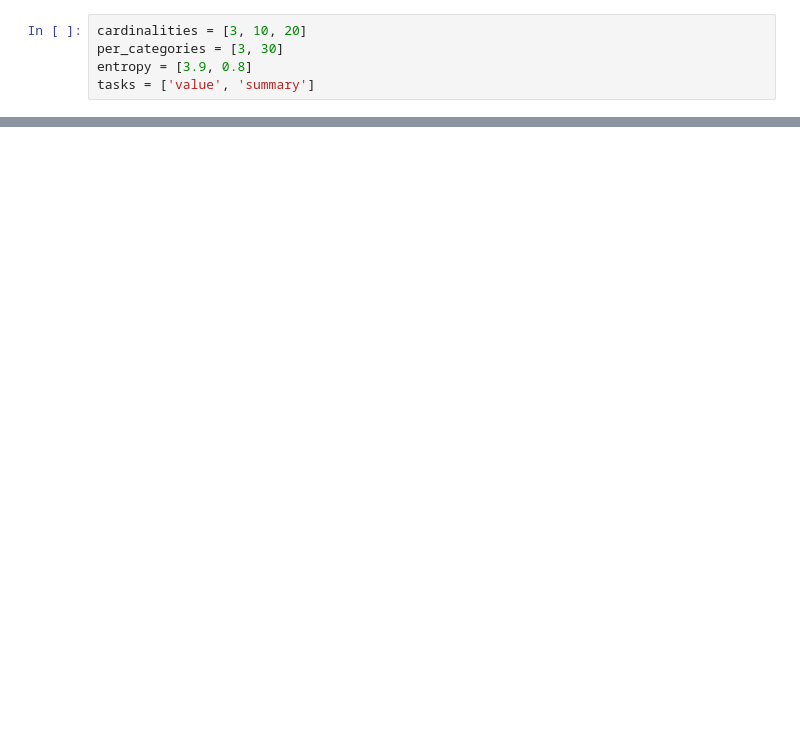
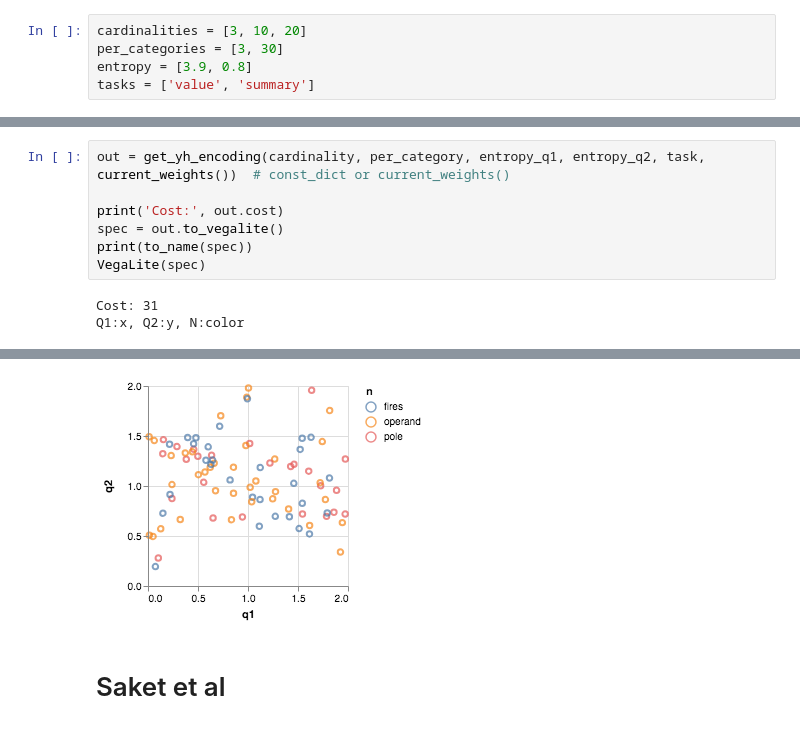
Before and after one commit to uwdata/draco, a Jupyter notebook: notebooks/Learning Experiment.ipynb, the cells around one changed output, grey strips where cells are left out. Drawn from its saved outputs; the diff is of its cells as text; blank space fills up the shorter version.

```diff
--- a/notebooks/Learning Experiment.ipynb
+++ b/notebooks/Learning Experiment.ipynb
@@ -204,0 +236,10 @@ Q1:size, Q2:x, N:y
+# %%
+out = get_yh_encoding(cardinality, per_category, entropy_q1, entropy_q2, task, current_weights())  # const_dict or current_weights()
+
+print('Cost:', out.cost)
+spec = out.to_vegalite()
+print(to_name(spec))
+VegaLite(spec)
+# %% [output]
+Cost: 31
+Q1:x, Q2:y, N:color
@@ -205 +247,4 @@ Q1:size, Q2:x, N:y
+[figure, added]
+# %% [markdown]
+# Saket et al
 # %%
```
Also changed, not shown: parts of 16 cells of this notebook, 22 other files.
